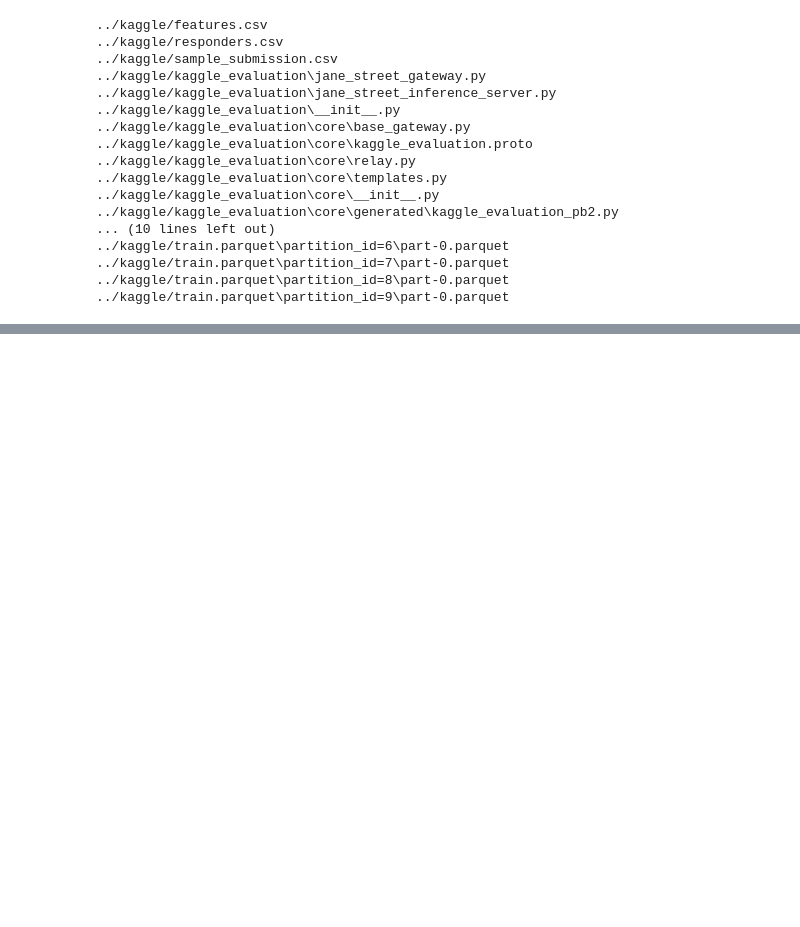
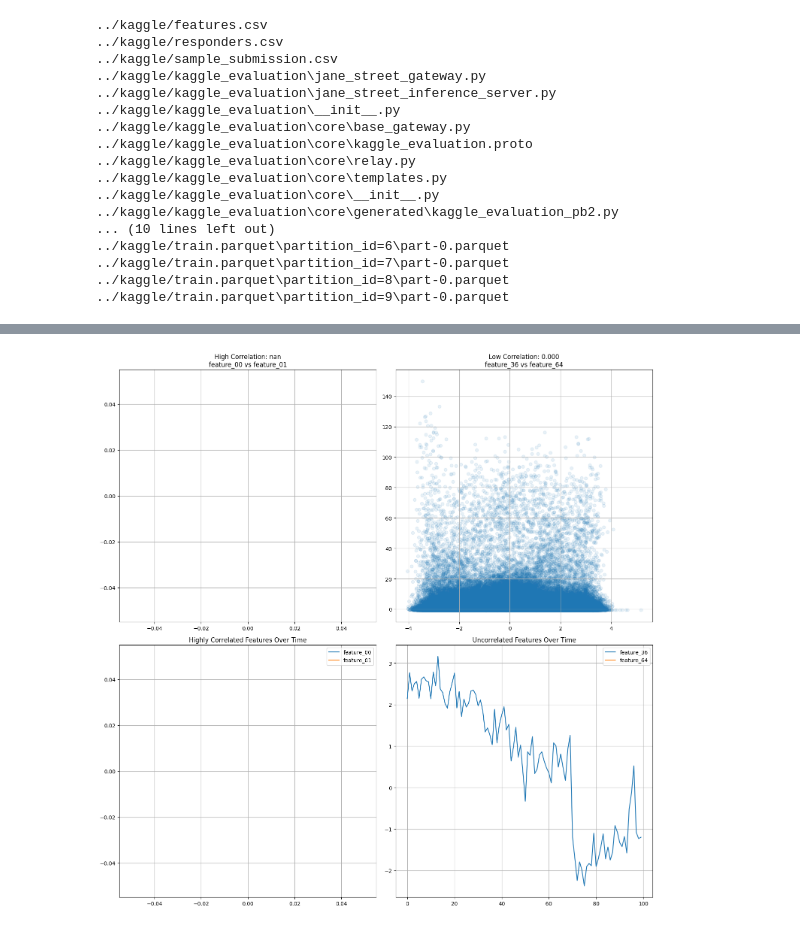
Before and after one commit to wesstone12/kaggle-1, a Jupyter notebook: 1.ipynb, the cells around one changed output, grey strips where cells are left out. Cells and saved outputs as stored; diff of their text form; code cells hidden in the pictures; blank space fills up the shorter version.

```diff
--- a/1.ipynb
+++ b/1.ipynb
@@ -43,0 +236,80 @@ shape: (5, 92)
+# %%
+import polars as pl
+import numpy as np
+import matplotlib.pyplot as plt
+import seaborn as sns
+
+# Load data
+train = pl.read_parquet('../kaggle/train.parquet/partition_id=0/part-0.parquet')
+
+# Let's find some highly correlated and uncorrelated features
+def find_feature_pairs(train_df, n_pairs=3):
+    feature_cols = [col for col in train_df.columns if col.startswith('feature_')]
+
+    # Calculate correlations between all features
+    corr_pairs = []
+    for i in range(len(feature_cols)):
+        for j in range(i+1, len(feature_cols)):
+            corr = train_df.select([
+                pl.corr(feature_cols[i], feature_cols[j]).alias('correlation')
+            ]).get_column('correlation')[0]
+            corr_pairs.append((feature_cols[i], feature_cols[j], abs(corr)))
+
+    # Sort by absolute correlation
+    corr_pairs.sort(key=lambda x: x[2], reverse=True)
+
+    # Get most and least correlated pairs
+    high_corr = corr_pairs[:n_pairs]
+    low_corr = corr_pairs[-n_pairs:]
+
+    return high_corr, low_corr
+
+high_corr_pairs, low_corr_pairs = find_feature_pairs(train)
+
+# Plot examples of high and low correlation
+fig, ((ax1, ax2), (ax3, ax4)) = plt.subplots(2, 2, figsize=(15, 15))
+
+# High correlation example
+f1, f2, corr = high_corr_pairs[0]
+ax1.scatter(train[f1], train[f2], alpha=0.1)
+ax1.set_title(f'High Correlation: {corr:.3f}\n{f1} vs {f2}')
+ax1.grid(True)
+
+# Low correlation example
+f1, f2, corr = low_corr_pairs[0]
+ax2.scatter(train[f1], train[f2], alpha=0.1)
+ax2.set_title(f'Low Correlation: {corr:.3f}\n{f1} vs {f2}')
+ax2.grid(True)
+
+# Plot how they move over time
+sample_rows = train.filter(pl.col('symbol_id') == 0).head(100)
+
+# High correlation pair
+f1, f2, corr = high_corr_pairs[0]
+ax3.plot(sample_rows[f1], label=f1)
+ax3.plot(sample_rows[f2], label=f2)
+ax3.set_title('Highly Correlated Features Over Time')
+ax3.legend()
+ax3.grid(True)
+
+# Low correlation pair
+f1, f2, corr = low_corr_pairs[0]
+ax4.plot(sample_rows[f1], label=f1)
+ax4.plot(sample_rows[f2], label=f2)
+ax4.set_title('Uncorrelated Features Over Time')
+ax4.legend()
+ax4.grid(True)
+
+plt.tight_layout()
+plt.show()
+
+# Print some statistics
+print("\nHighly Correlated Feature Pairs:")
+for f1, f2, corr in high_corr_pairs:
+    print(f"{f1} and {f2}: {corr:.3f}")
+
+print("\nUncorrelated Feature Pairs:")
+for f1, f2, corr in low_corr_pairs:
+    print(f"{f1} and {f2}: {corr:.3f}")
+# %% [output]
+[figure, added]
```
Also changed, not shown: parts of 6 cells of this notebook, 2 other files.
